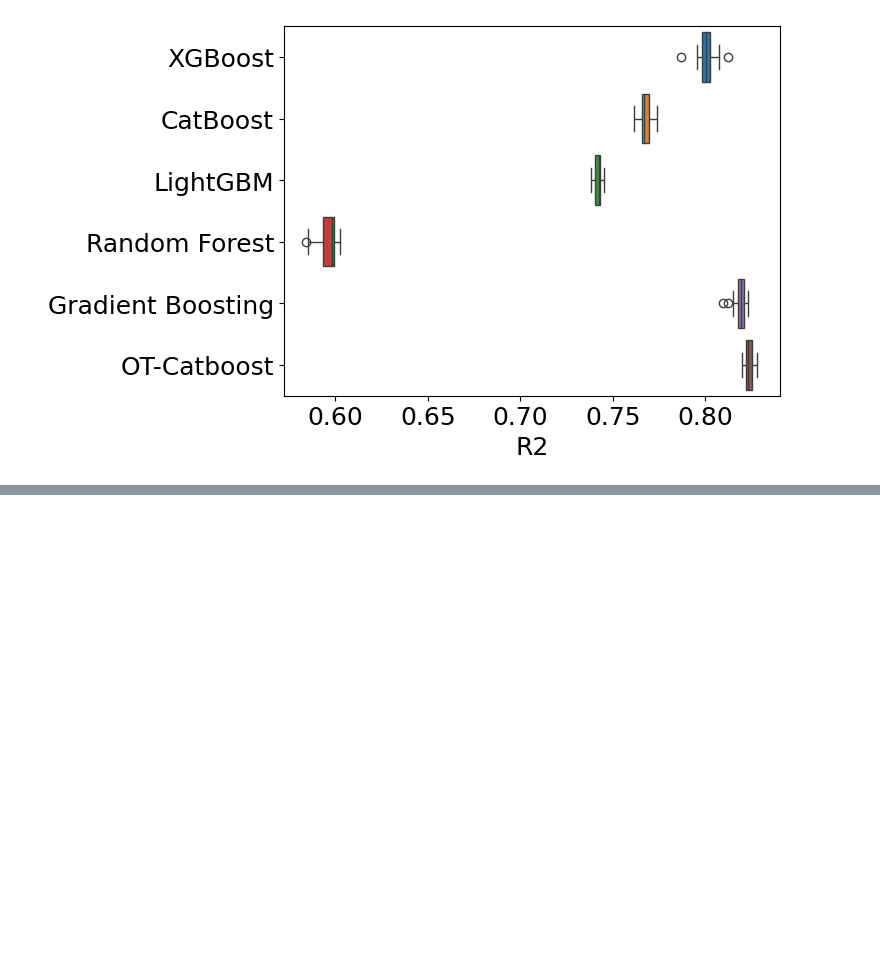
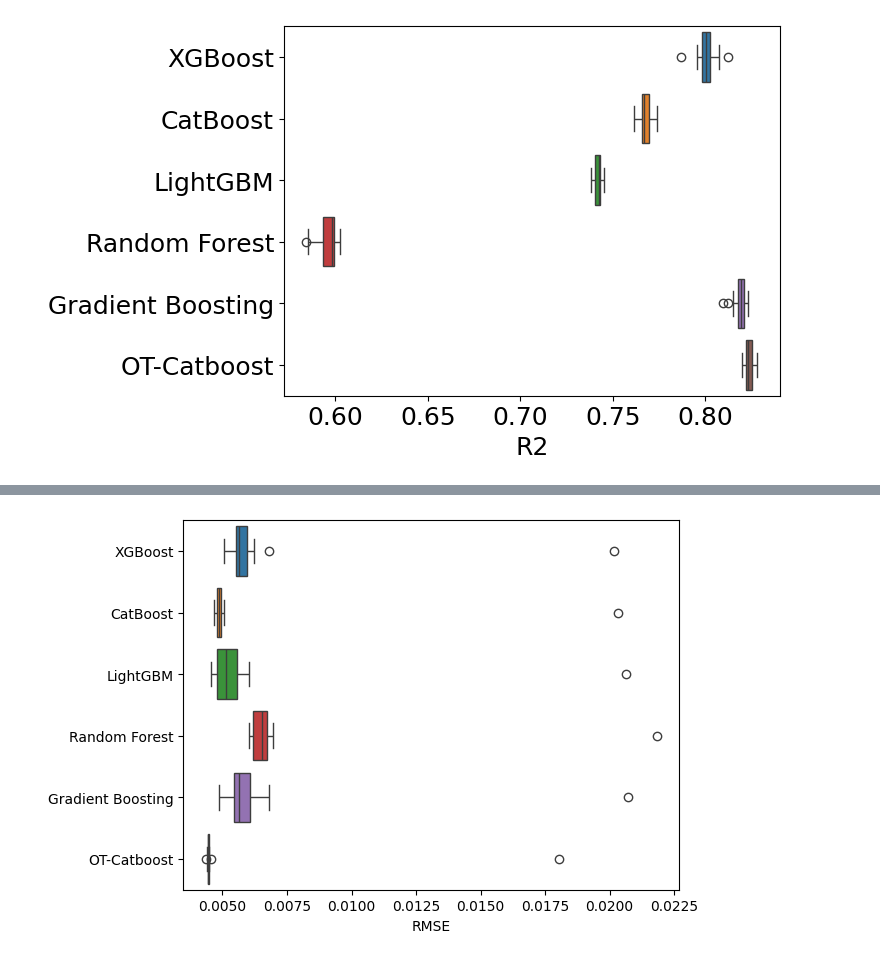
Before and after one commit to TrantuVN/MA, a Jupyter notebook: diagram.ipynb, the cells around one changed output, grey strips where cells are left out. Saved outputs shown, nothing was run; the diff lists cells and outputs as text; code cells hidden in the pictures; blank space fills up the shorter version.

```diff
--- a/diagram.ipynb
+++ b/diagram.ipynb
@@ -297,0 +505,17 @@ plt.show()
+# %%
+#rmse, entrypoint v7, run 20 times
+import seaborn as sns
+df = pd.DataFrame(columns=['XGBoost','CatBoost','LightGBM','Random Forest','Gradient Boosting','OT-Catboost'])
+i = 0
+df["XGBoost"] = xg1[:, i]
+df["CatBoost"] = cat1[:, i]
+df["LightGBM"] = light1[:, i]
+df["Random Forest"] = ran1[:, i]
+df["Gradient Boosting"]  = grad1[:, i]
+df['OT-Catboost'] = procat1[:, i]
+ax = sns.boxplot(data=df,orient='h')#, x=x, y=y, hue=hue
+ax.set(xlabel="RMSE")
+
+plt.show()
+# %% [output]
+[figure, added]
```
Also changed, not shown: parts of 9 cells of this notebook, 11 other files.
